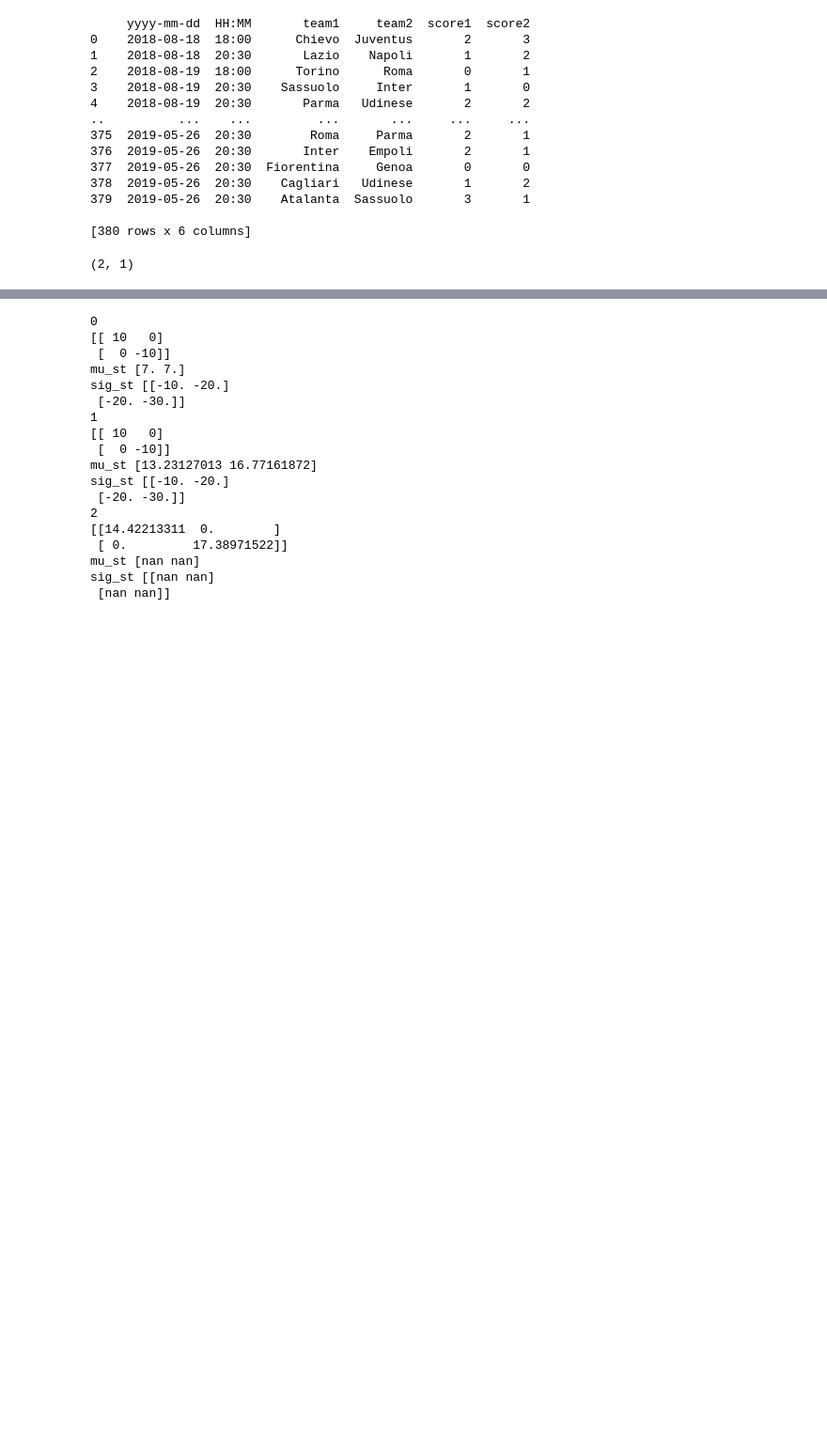
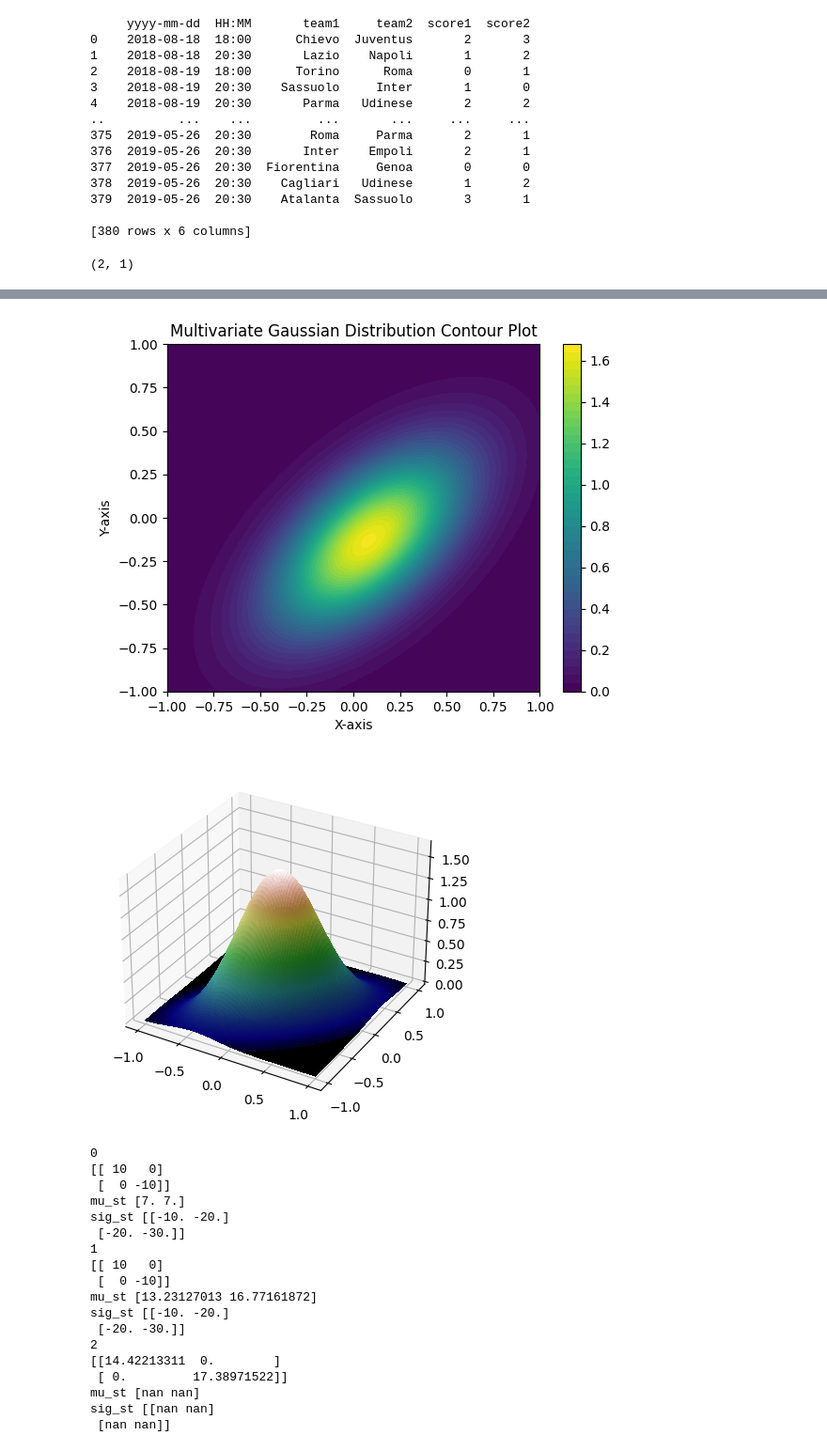
Before and after one commit to GurKarlsson/APMASK, a Jupyter notebook: Untitled-1.ipynb, the cells around one changed output, grey strips where cells are left out. Shown: that part at 94% size. Cells and saved outputs as stored; diff of their text form; code cells hidden in the pictures; blank space fills up the shorter version.

```diff
--- a/Untitled-1.ipynb
+++ b/Untitled-1.ipynb
@@ -132,0 +148,43 @@ plt.plot(iterations,t)
+# %%
+
+
+# Define the mean vector and the covariance matrix
+
+#mean, covariance_matrix,_,_ = post_erior_gibbs_sampler_estimate()
+
+# Anropa istället enligt ovan, funkar dock bara ibland :(
+mean=np.array([[np.mean(s1)], [np.mean(s2)]])
+mean = mean.flatten()
+covariance_matrix = np.cov(s1,s2)
+
+# Create a grid of points at which to evaluate the Gaussian
+x = np.linspace(-1, 1, 100)
+y = np.linspace(-1, 1, 100)
+X, Y = np.meshgrid(x, y)
+pos = np.dstack((X, Y))
+
+# Evaluate the Gaussian at each grid point
+rv = multivariate_normal(mean, covariance_matrix)
+Z = rv.pdf(pos)
+
+# Create a contour plot of the Gaussian
+plt.contourf(X, Y, Z, levels=50, cmap='viridis')
+plt.colorbar()
+plt.xlabel('X-axis')
+plt.ylabel('Y-axis')
+plt.title('Multivariate Gaussian Distribution Contour Plot')
+plt.show()
+
+
+# Set up plot
+fig, ax = plt.subplots(subplot_kw=dict(projection='3d'))
+
+ls = LightSource(270, 45)
+# To use a custom hillshading mode, override the built-in shading and pass
+# in the rgb colors of the shaded surface calculated from "shade".
+rgb = ls.shade(Z, cmap=cm.gist_earth, vert_exag=0.1, blend_mode='soft')
+surf = ax.plot_surface(X, Y, Z, rstride=1, cstride=1, facecolors=rgb,
+                       linewidth=0, antialiased=False, shade=False)
+# %% [output]
+[figure, added]
+[figure, added]
```
Also changed, not shown: parts of 6 cells of this notebook.
